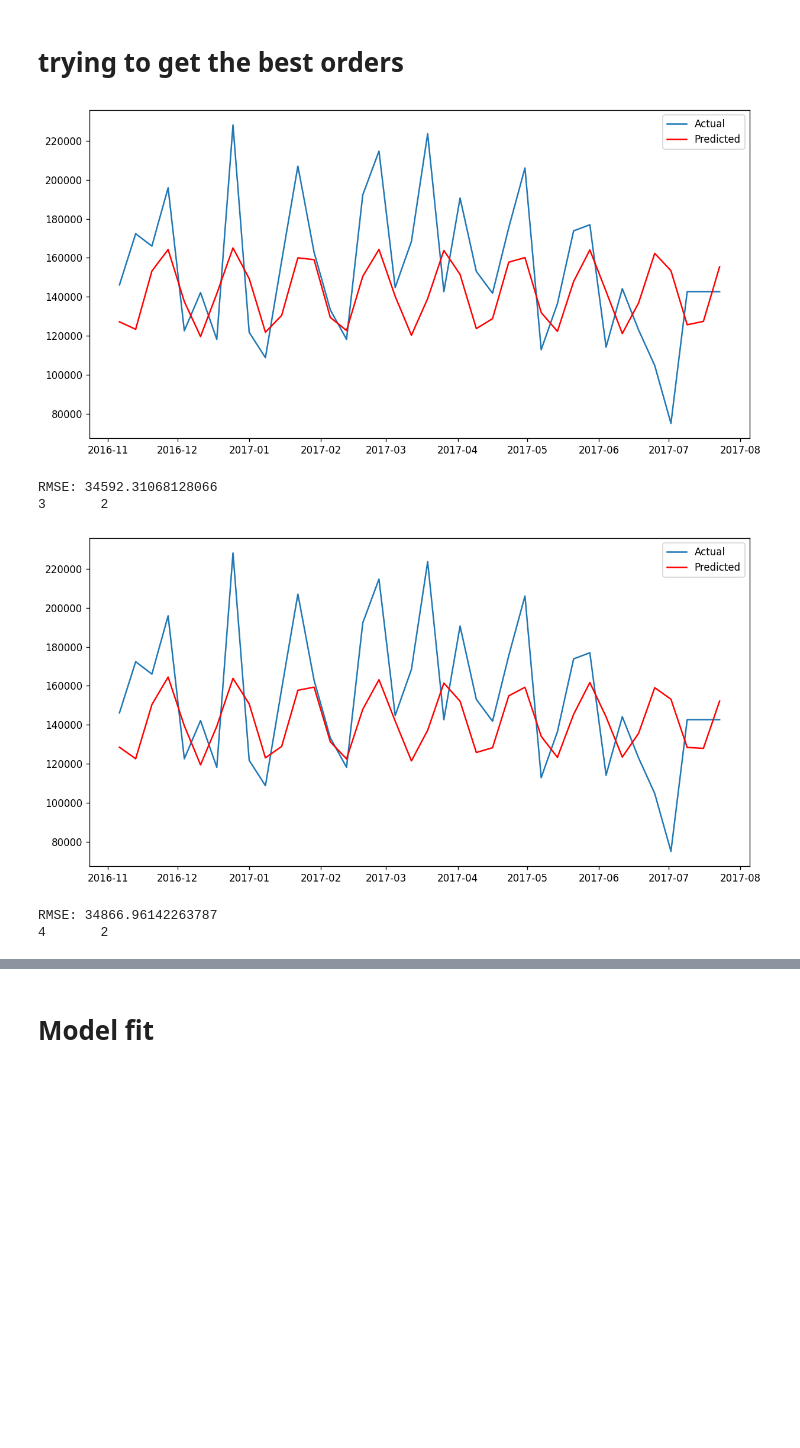
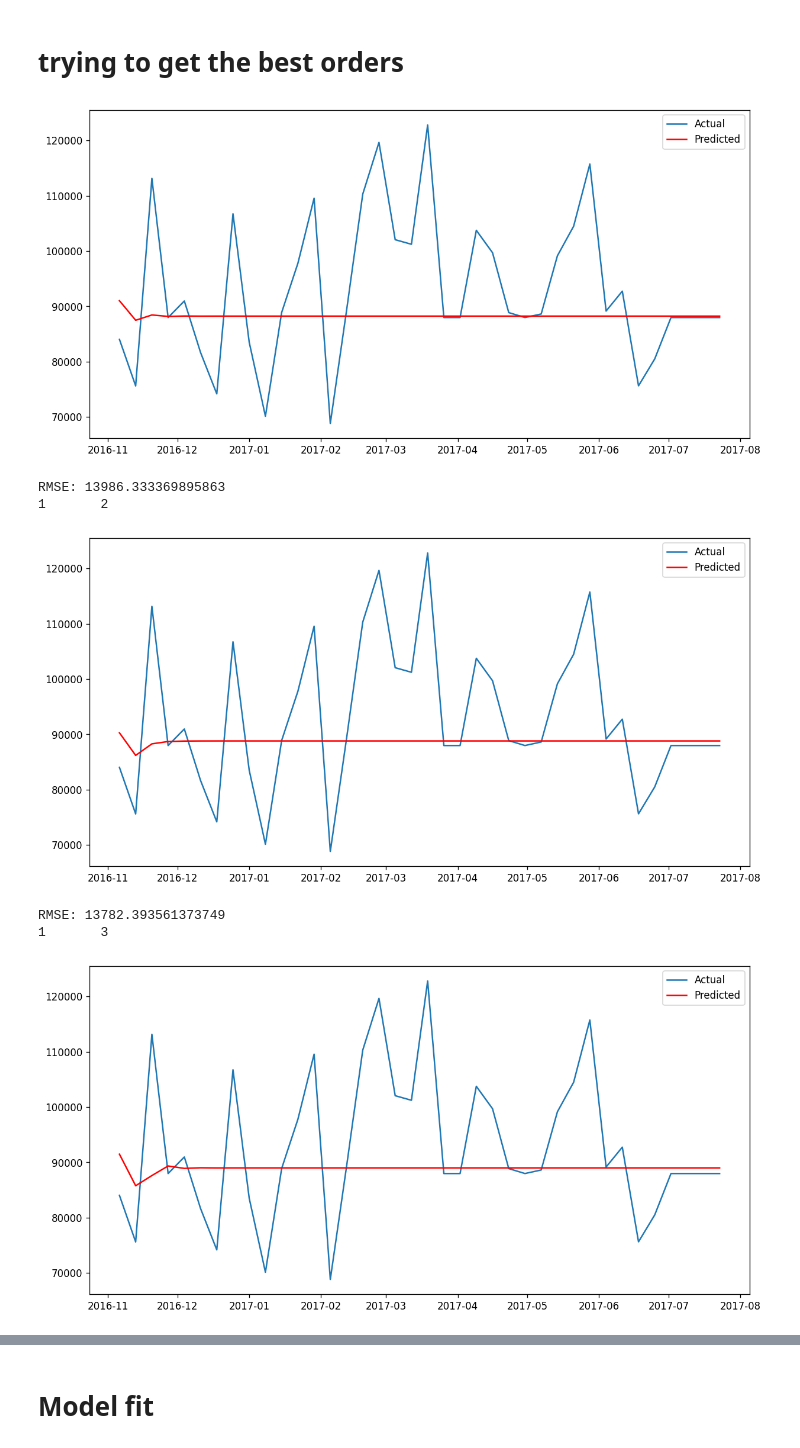
Before and after one commit to mahmoud-hassan1/Bi--Kiva-Loan-project, a Jupyter notebook: project.ipynb, the cells around one changed output, grey strips where cells are left out. Cells and saved outputs as stored; diff of their text form; code cells hidden in the pictures; blank space fills up the shorter version.

```diff
--- a/project.ipynb
+++ b/project.ipynb
@@ -360,10 +360,22 @@ maindf.head()
 | 2014-01-02 | 250 | 250 | Agriculture | Kenya | 13 | 10 | irregular |
 | 2014-01-02 | 325 | 325 | Retail | Liberia | 11 | 9 | irregular |
 | 2014-01-02 | 1200 | 1200 | Personal Use | Peru | 20 | 44 | monthly |
+# %%
+weekly_funded_amount = maindf['funded_amount']
+# %%
+Q1 = weekly_funded_amount.quantile(0.25)
+Q3 = weekly_funded_amount.quantile(0.75)
+IQR = Q3 - Q1
+lower_bound = Q1 - (1.5 * IQR)
+upper_bound = Q3 + (1.5 * IQR)
+without_outliers=weekly_funded_amount[(weekly_funded_amount >= lower_bound) & (weekly_funded_amount <= upper_bound)]
+without_outliers_mean = without_outliers.mean()
+weekly_funded_amount = weekly_funded_amount.mask((weekly_funded_amount < lower_bound) | (weekly_funded_amount > upper_bound), without_outliers_mean)
+# weekly_funded_amount.head()
 # %% [markdown]
 # resample data into weeks
 # %%
-weekly_funded_amount = maindf['funded_amount'].resample('w').sum()
+weekly_funded_amount = without_outliers.resample('w').sum()
 # %% [markdown]
 # Replacing outliers with mean
 # %%
@@ -555,24 +571,25 @@ train, test = weekly_funded_amount[:train_size], weekly_funded_amount[train_size
 # %%
 for i in range(1,5):
     for  k in range (1,5):
             model = ARIMA(train, order=(i,1,k))
             arima_model = model.fit()
             predictions = arima_model.predict(start=len(train), end=len(weekly_funded_amount)-1, typ='levels')
             from sklearn.metrics import mean_squared_error
             mse = mean_squared_error(test, predictions)
             rmse = np.sqrt(mse)
-            if(rmse<35000):
+            if(rmse<14000):
                 plt.figure(figsize=(12, 6))
                 plt.plot(test.index, test, label='Actual')
                 plt.plot(test.index, predictions, label='Predicted', color='red')
                 plt.legend()
                 plt.show()
                 print(f'RMSE: {rmse}')
                 print(i,"     ",k)
 # %% [output]
-[figure, old version]
+[figure, new version]
-RMSE: 34592.31068128066
-3       2
+RMSE: 13986.333369895863
+1       2
-[figure, old version]
+[figure, new version]
-RMSE: 34866.96142263787
-4       2
+RMSE: 13782.393561373749
+1       3
+[figure, added]
```
Also changed, not shown: parts of 20 cells of this notebook.
